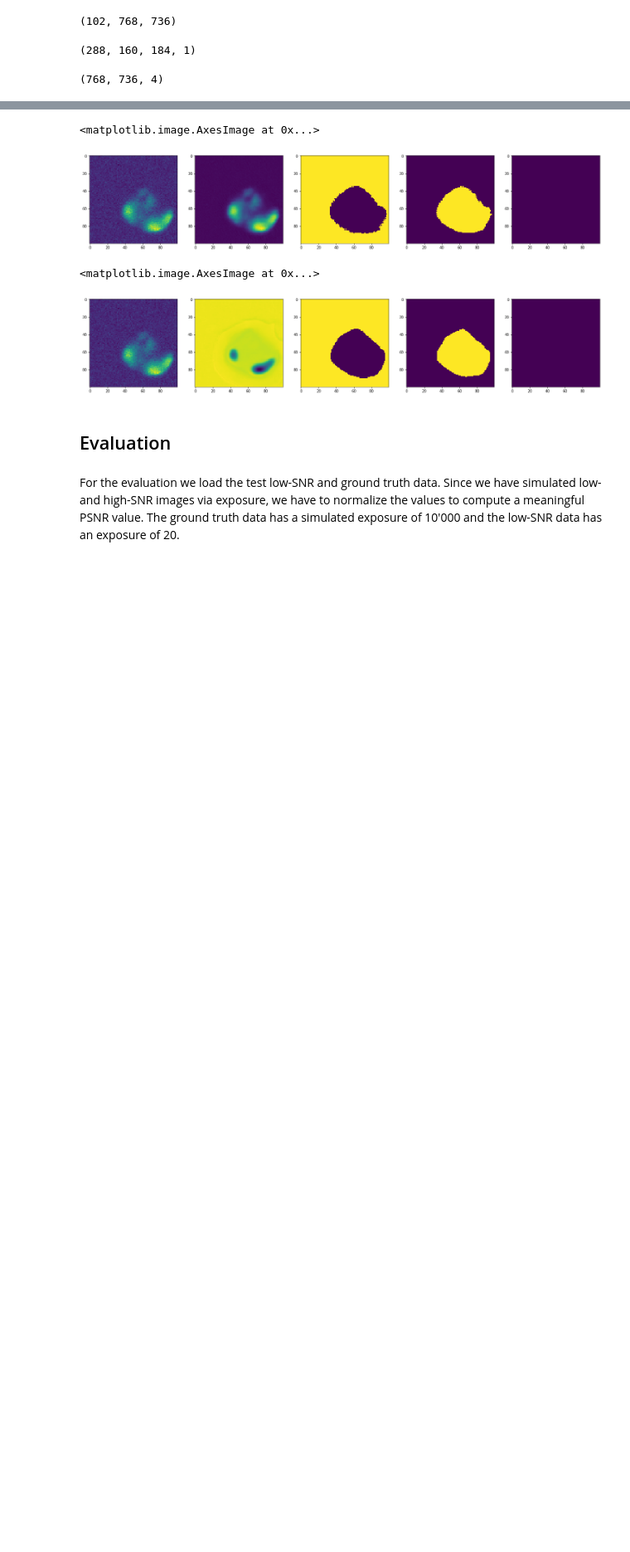
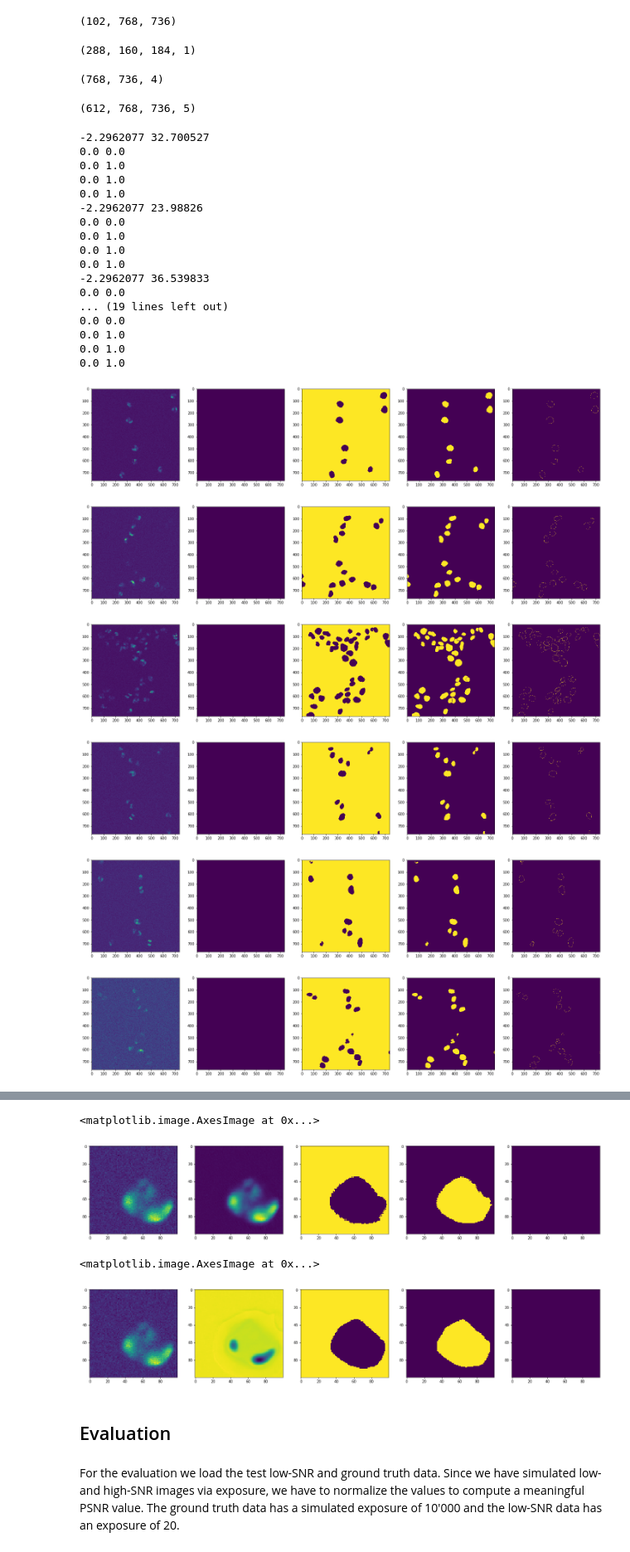
Before and after one commit to juglab/VoidSeg_cluster, a Jupyter notebook: noise2seg/examples/2D/N2V_denoising2D.ipynb, the cells around one changed output, grey strips where cells are left out. Shown at 83% size. Drawn from its saved outputs; the diff is of its cells as text; code cells hidden in the pictures; blank space fills up the shorter version.

```diff
--- a/noise2seg/examples/2D/N2V_denoising2D.ipynb
+++ b/noise2seg/examples/2D/N2V_denoising2D.ipynb
@@ -328,3 +326,38 @@ denoised = pred[...,0]
 seg_exp = np.exp(pred[...,1:])
 
 seg = seg_exp/np.sum(seg_exp, axis=2)[..., np.newaxis]
+# %%
+Y_ = Y_train.copy()
+Y_train_aug = np.concatenate((Y_train, np.rot90(Y_, 2, (1, 2))))
+Y_train_aug = np.concatenate((Y_train_aug, np.flip(Y_train_aug, axis=1), np.flip(Y_train_aug, axis=2)))
+# %%
+Y_train_aug.shape
+# %% [output]
+(612, 768, 736, 5)
+# %%
+for i in range(0,601,100):
+    plot_Y(Y_train_aug,i)
+# %% [output]
+-2.2962077 32.700527
+0.0 0.0
+0.0 1.0
+0.0 1.0
+0.0 1.0
+-2.2962077 23.98826
+0.0 0.0
+0.0 1.0
+0.0 1.0
+0.0 1.0
+-2.2962077 36.539833
+0.0 0.0
+... (19 lines left out)
+0.0 0.0
+0.0 1.0
+0.0 1.0
+0.0 1.0
+[figure, added]
+[figure, added]
+[figure, added]
+[figure, added]
+[figure, added]
+[figure, added]
```
Also changed, not shown: parts of 3 cells of this notebook, 1 other file.
